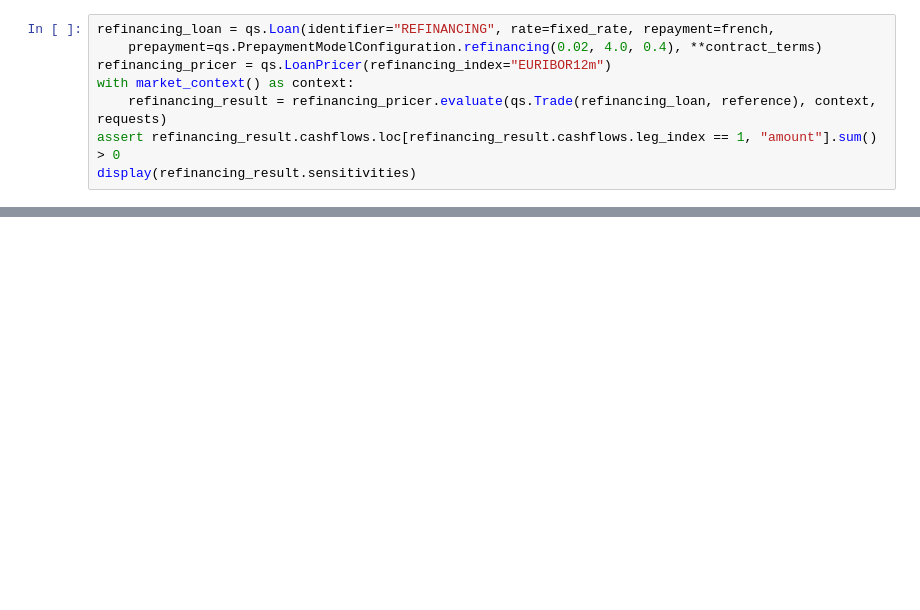
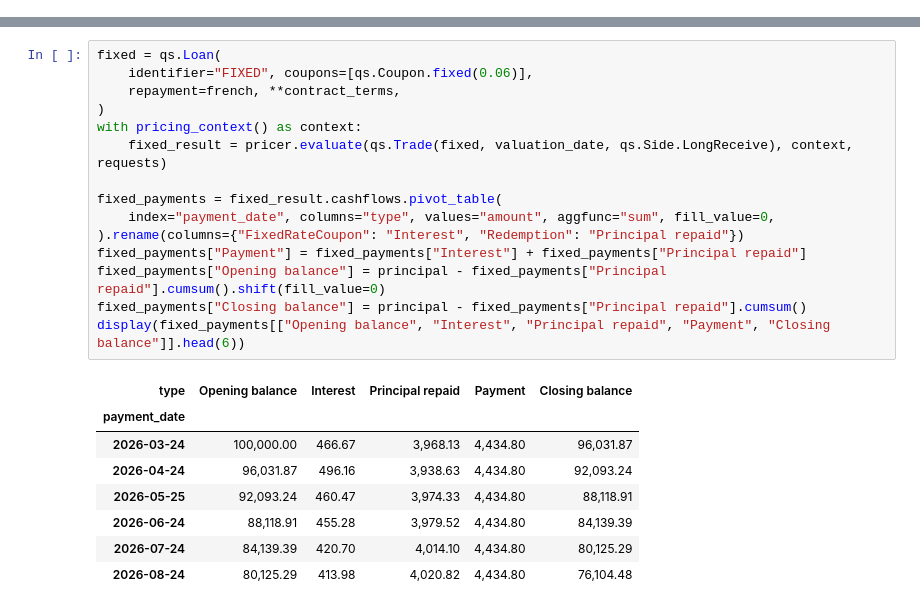
Before and after one commit to jmelo11/quantsupport, a Jupyter notebook: bindings/python/examples/valuation/loans/loans.ipynb, the cells around one changed output, grey strips where cells are left out. Saved outputs shown, nothing was run; the diff lists cells and outputs as text; blank space fills up the shorter version.

```diff
--- a/bindings/python/examples/valuation/loans/loans.ipynb
+++ b/bindings/python/examples/valuation/loans/loans.ipynb
@@ -322,8 +0,0 @@ sensitivity.
-# %%
-refinancing_loan = qs.Loan(identifier="REFINANCING", rate=fixed_rate, repayment=french,
-    prepayment=qs.PrepaymentModelConfiguration.refinancing(0.02, 4.0, 0.4), **contract_terms)
-refinancing_pricer = qs.LoanPricer(refinancing_index="EURIBOR12m")
-with market_context() as context:
-    refinancing_result = refinancing_pricer.evaluate(qs.Trade(refinancing_loan, reference), context, requests)
-assert refinancing_result.cashflows.loc[refinancing_result.cashflows.leg_index == 1, "amount"].sum() > 0
-display(refinancing_result.sensitivities)
@@ -362,0 +124,24 @@ Contract, principal, cashflow, fair-rate and risk checks passed.
+# %%
+fixed = qs.Loan(
+    identifier="FIXED", coupons=[qs.Coupon.fixed(0.06)],
+    repayment=french, **contract_terms,
+)
+with pricing_context() as context:
+    fixed_result = pricer.evaluate(qs.Trade(fixed, valuation_date, qs.Side.LongReceive), context, requests)
+
+fixed_payments = fixed_result.cashflows.pivot_table(
+    index="payment_date", columns="type", values="amount", aggfunc="sum", fill_value=0,
+).rename(columns={"FixedRateCoupon": "Interest", "Redemption": "Principal repaid"})
+fixed_payments["Payment"] = fixed_payments["Interest"] + fixed_payments["Principal repaid"]
+fixed_payments["Opening balance"] = principal - fixed_payments["Principal repaid"].cumsum().shift(fill_value=0)
+fixed_payments["Closing balance"] = principal - fixed_payments["Principal repaid"].cumsum()
+display(fixed_payments[["Opening balance", "Interest", "Principal repaid", "Payment", "Closing balance"]].head(6))
+# %% [output]
+| type | Opening balance | Interest | Principal repaid | Payment | Closing balance |
+| payment_date |  |  |  |  |  |
+| 2026-03-24 | 100,000.00 | 466.67 | 3,968.13 | 4,434.80 | 96,031.87 |
+| 2026-04-24 | 96,031.87 | 496.16 | 3,938.63 | 4,434.80 | 92,093.24 |
+| 2026-05-25 | 92,093.24 | 460.47 | 3,974.33 | 4,434.80 | 88,118.91 |
+| 2026-06-24 | 88,118.91 | 455.28 | 3,979.52 | 4,434.80 | 84,139.39 |
+| 2026-07-24 | 84,139.39 | 420.70 | 4,014.10 | 4,434.80 | 80,125.29 |
+| 2026-08-24 | 80,125.29 | 413.98 | 4,020.82 | 4,434.80 | 76,104.48 |
```
Also changed, not shown: parts of 56 cells of this notebook, 1 other file.
